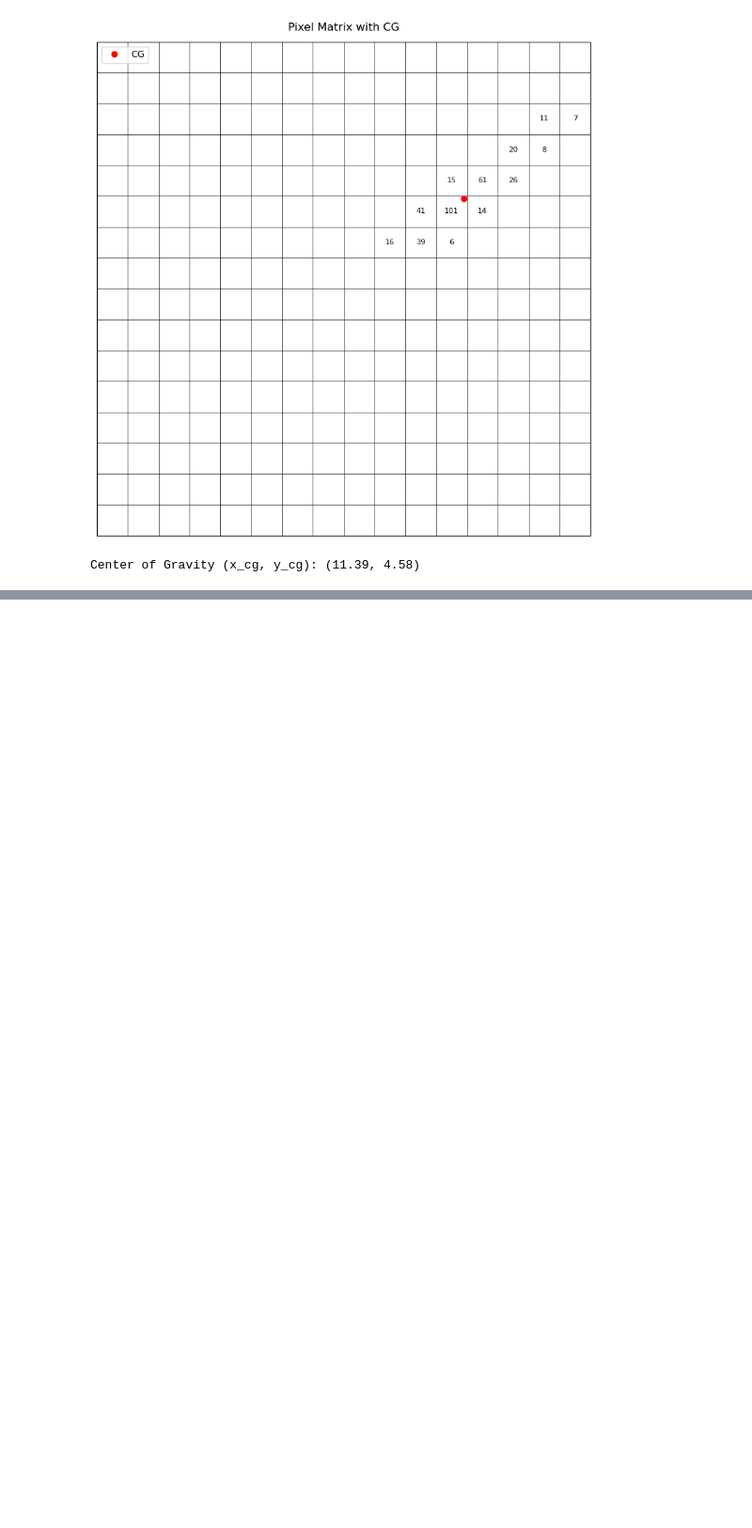
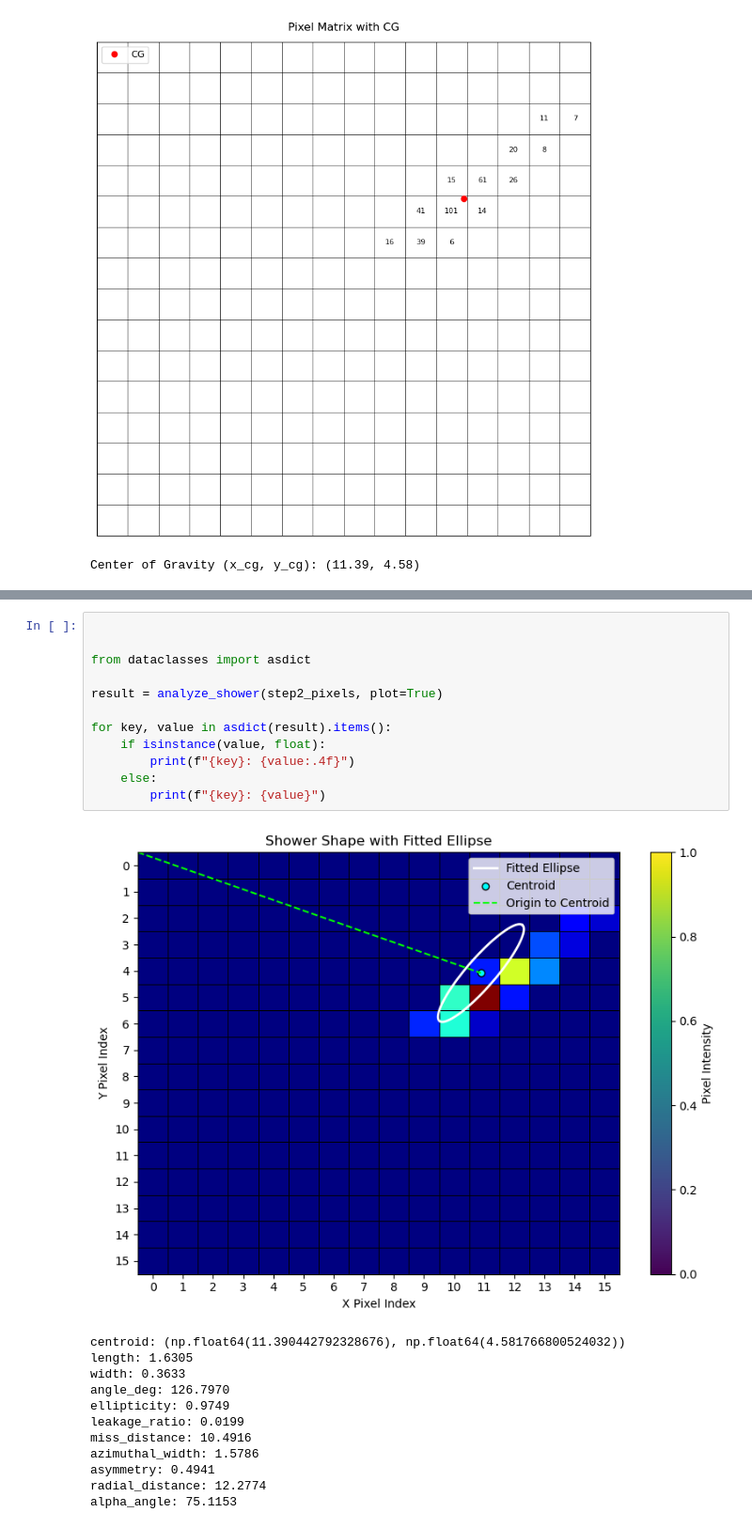
Before and after one commit to Abhimanyu5100/Gapd_camera_gamma_ray_detection, a Jupyter notebook: data_processing.ipynb, the cells around one changed output, grey strips where cells are left out. Shown: that part at 94% size. Drawn from its saved outputs; the diff is of its cells as text; blank space fills up the shorter version.

```diff
--- a/data_processing.ipynb
+++ b/data_processing.ipynb
@@ -527,0 +712,25 @@ Center of Gravity (x_cg, y_cg): (11.39, 4.58)
+# %%
+
+
+from dataclasses import asdict
+
+result = analyze_shower(step2_pixels, plot=True)
+
+for key, value in asdict(result).items():
+    if isinstance(value, float):
+        print(f"{key}: {value:.4f}")
+    else:
+        print(f"{key}: {value}")
+# %% [output]
+[figure, added]
+centroid: (np.float64(11.390442792328676), np.float64(4.581766800524032))
+length: 1.6305
+width: 0.3633
+angle_deg: 126.7970
+ellipticity: 0.9749
+leakage_ratio: 0.0199
+miss_distance: 10.4916
+azimuthal_width: 1.5786
+asymmetry: 0.4941
+radial_distance: 12.2774
+alpha_angle: 75.1153
```
Also changed, not shown: parts of 4 cells of this notebook.
